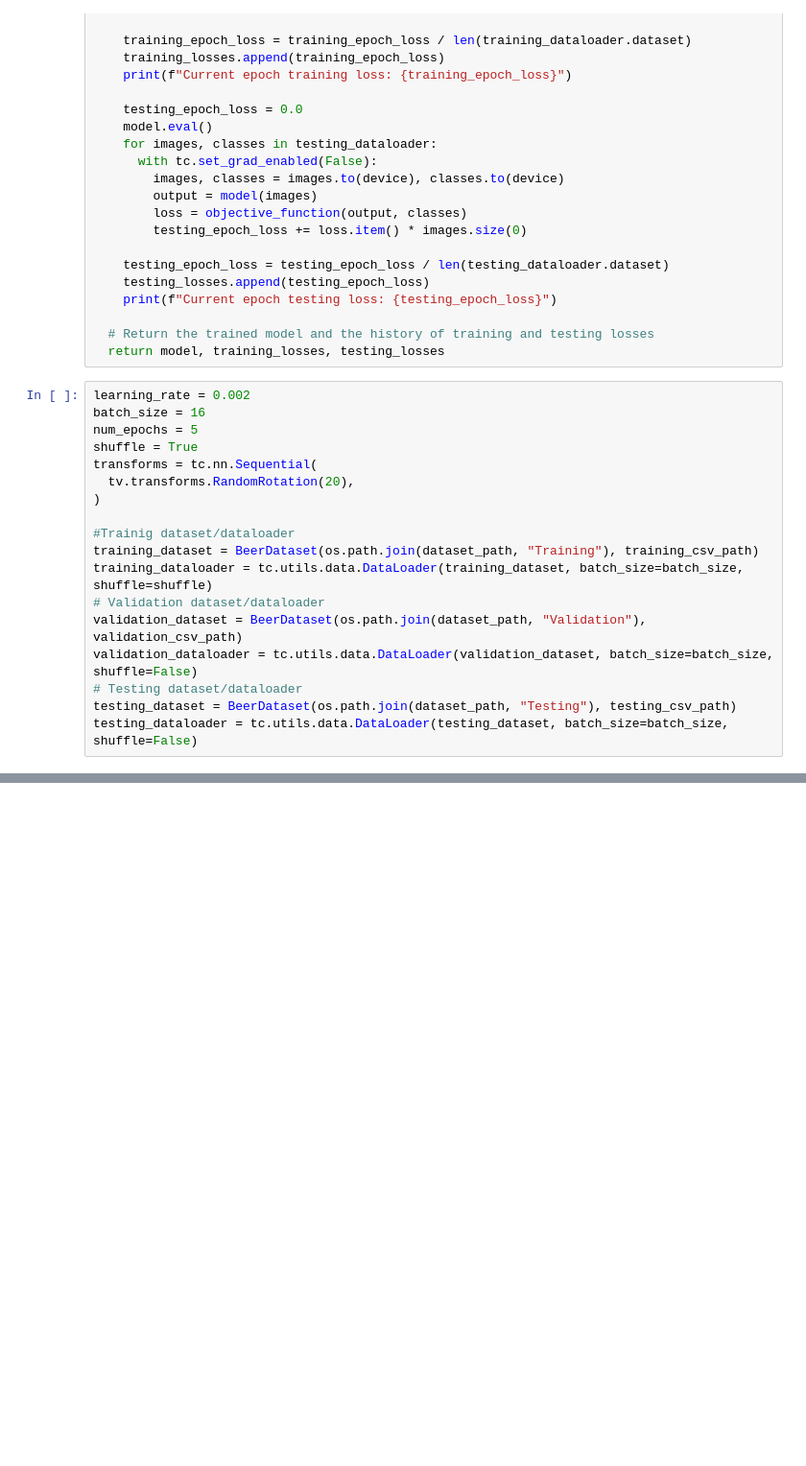
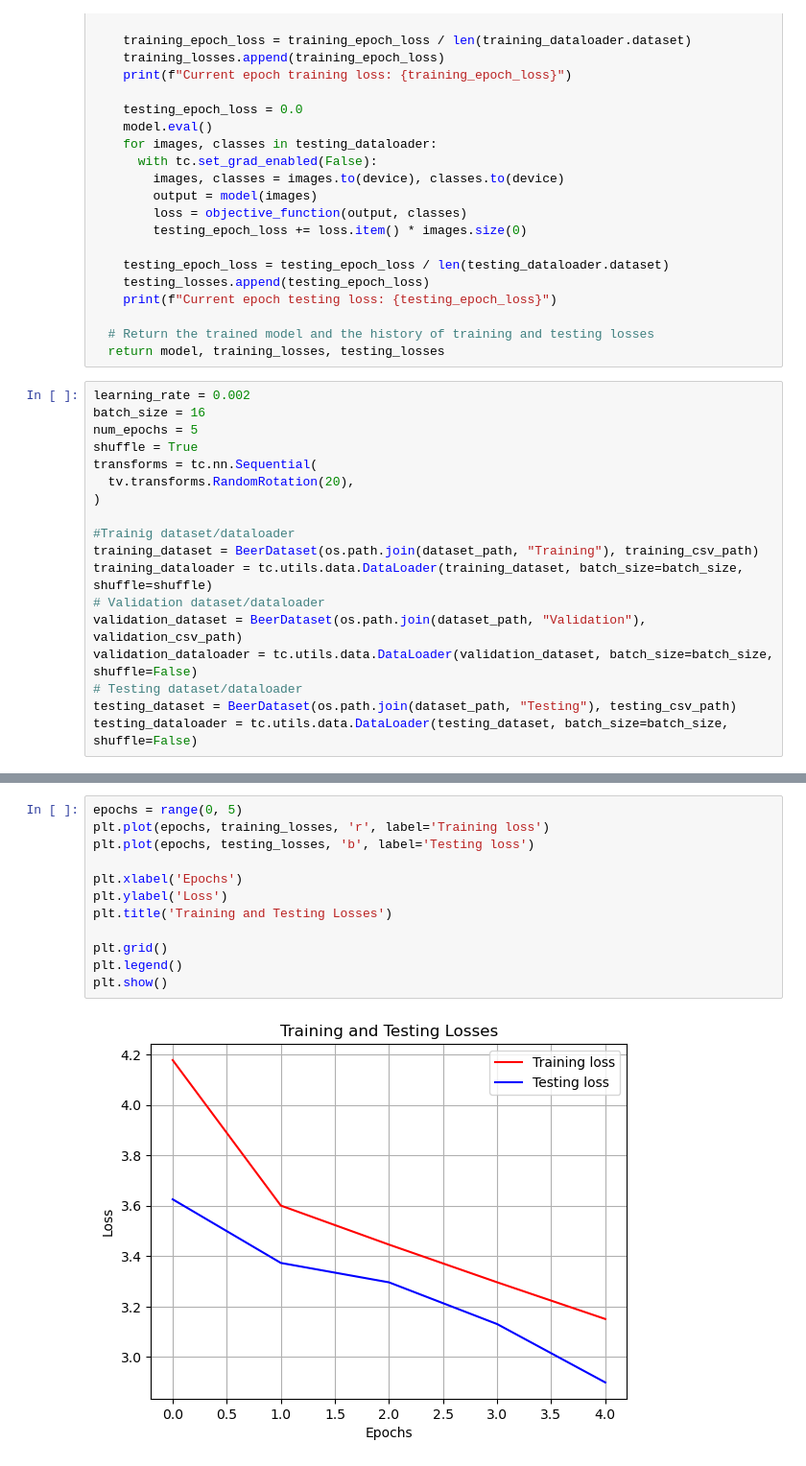
Before and after one commit to kocos12/StudentPiwoProject, a Jupyter notebook: StudentPiwoProject.ipynb, the cells around one changed output, grey strips where cells are left out. Shown at 96% size. Drawn from its saved outputs; the diff is of its cells as text; blank space fills up the shorter version.

Commit message:
first training and evaluation done

```diff
--- a/StudentPiwoProject.ipynb
+++ b/StudentPiwoProject.ipynb
@@ -313,0 +330,14 @@ Compile with `TORCH_USE_CUDA_DSA` to enable device-side assertions.
+# %%
+epochs = range(0, 5)
+plt.plot(epochs, training_losses, 'r', label='Training loss')
+plt.plot(epochs, testing_losses, 'b', label='Testing loss')
+
+plt.xlabel('Epochs')
+plt.ylabel('Loss')
+plt.title('Training and Testing Losses')
+
+plt.grid()
+plt.legend()
+plt.show()
+# %% [output]
+[figure, added]
```
Also changed, not shown: parts of 8 cells of this notebook.
